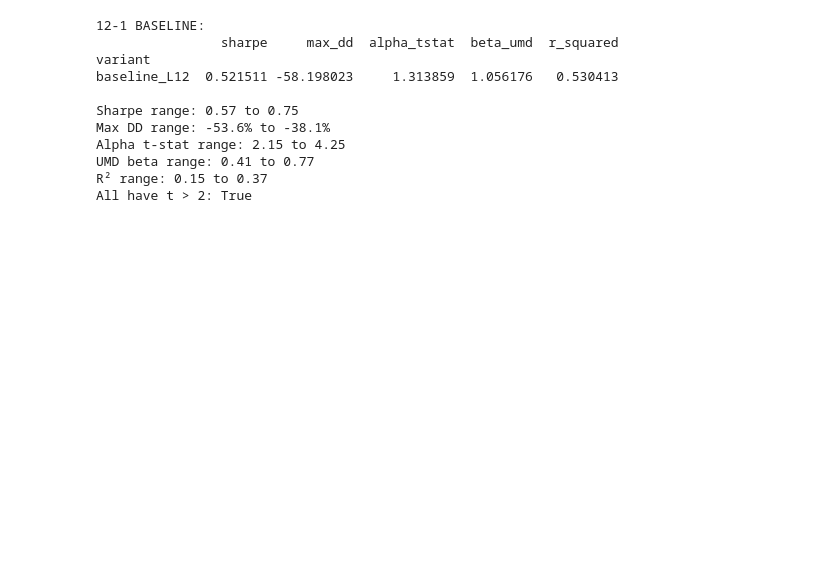
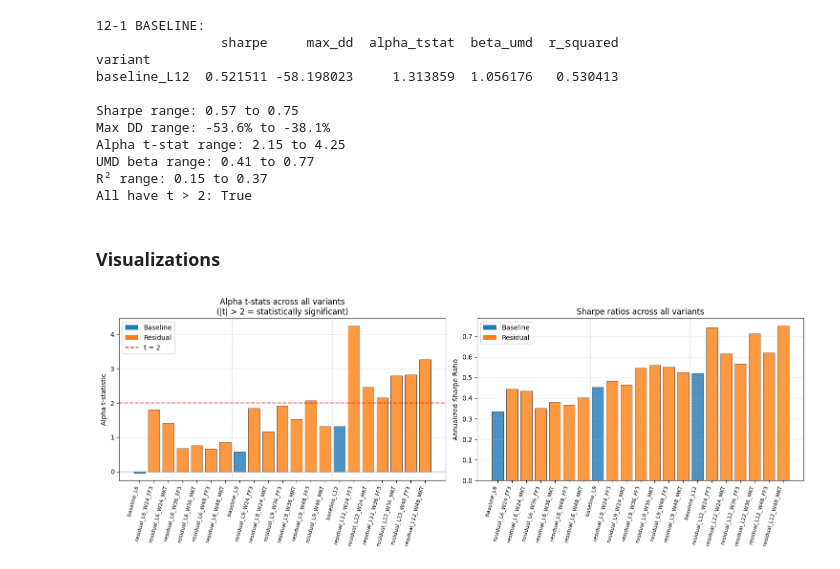
Before and after one commit to umamalani/quantpitch, a Jupyter notebook: notebooks/portfolio_prototype.ipynb, the cells around one changed output. Saved outputs shown, nothing was run; the diff lists cells and outputs as text; code cells hidden in the pictures; blank space fills up the shorter version.

Commit message:
visualizations added

```diff
--- a/notebooks/portfolio_prototype.ipynb
+++ b/notebooks/portfolio_prototype.ipynb
@@ -502,3 +479,74 @@ Alpha t-stat range: 2.15 to 4.25
 UMD beta range: 0.41 to 0.77
 R² range: 0.15 to 0.37
 All have t > 2: True
+# %% [markdown]
+### Visualizations
+# %%
+# robustness scatter
+
+# Categorize variants for plotting
+display = robustness.copy()
+display["type"] = display.index.map(lambda x: "Baseline" if x.startswith("baseline") else "Residual")
+display["lookback"] = display.index.map(
+    lambda x: int(x.split("_L")[1].split("_")[0])  # extracts the L# number
+)
+
+# Sort by lookback then by variant name for cleaner visualization
+display = display.sort_values(["lookback", "type"])
+
+fig, axes = plt.subplots(1, 2, figsize=(15, 5.5))
+
+# Plot 1: Alpha t-stats
+ax = axes[0]
+x_positions = range(len(display))
+colors = ["#1f77b4" if t == "Baseline" else "#ff7f0e" for t in display["type"]]
+bars = ax.bar(x_positions, display["alpha_tstat"], color=colors, alpha=0.8, edgecolor="black", linewidth=0.5)
+
+ax.set_xticks(x_positions)
+ax.set_xticklabels(display.index, rotation=75, fontsize=8, ha="right")
+ax.set_ylabel("Alpha t-statistic")
+ax.set_title("Alpha t-stats across all variants\n(|t| > 2 = statistically significant)")
+ax.axhline(2, color="red", linestyle="--", alpha=0.6, label="t = 2 (5% significance)")
+ax.axhline(0, color="gray", linestyle="-", alpha=0.3)
+
+# Add separators between lookback groups
+prev_lb = None
+for i, lb in enumerate(display["lookback"].values):
+    if prev_lb is not None and lb != prev_lb:
+        ax.axvline(i - 0.5, color="gray", linestyle=":", alpha=0.4)
+    prev_lb = lb
+
+# Custom legend
+from matplotlib.patches import Patch
+ax.legend(handles=[
+    Patch(facecolor="#1f77b4", label="Baseline"),
+    Patch(facecolor="#ff7f0e", label="Residual"),
+    plt.Line2D([0], [0], color="red", linestyle="--", label="t = 2"),
+], loc="upper left")
+ax.grid(True, axis="y", alpha=0.3)
+
+# Plot 2: Sharpe ratios
+ax = axes[1]
+ax.bar(x_positions, display["sharpe"], color=colors, alpha=0.8, edgecolor="black", linewidth=0.5)
+ax.set_xticks(x_positions)
+ax.set_xticklabels(display.index, rotation=75, fontsize=8, ha="right")
+ax.set_ylabel("Annualized Sharpe Ratio")
+ax.set_title("Sharpe ratios across all variants")
+
+prev_lb = None
+for i, lb in enumerate(display["lookback"].values):
+    if prev_lb is not None and lb != prev_lb:
+        ax.axvline(i - 0.5, color="gray", linestyle=":", alpha=0.4)
+    prev_lb = lb
+
+ax.legend(handles=[
+    Patch(facecolor="#1f77b4", label="Baseline"),
+    Patch(facecolor="#ff7f0e", label="Residual"),
+], loc="upper left")
+ax.grid(True, axis="y", alpha=0.3)
+
+plt.tight_layout()
+plt.savefig("../results/figures/robustness_bars.png", dpi=150, bbox_inches="tight")
+plt.show()
+# %% [output]
+[figure, added]
```
Also changed, not shown: parts of 4 cells of this notebook, 5 other files.
